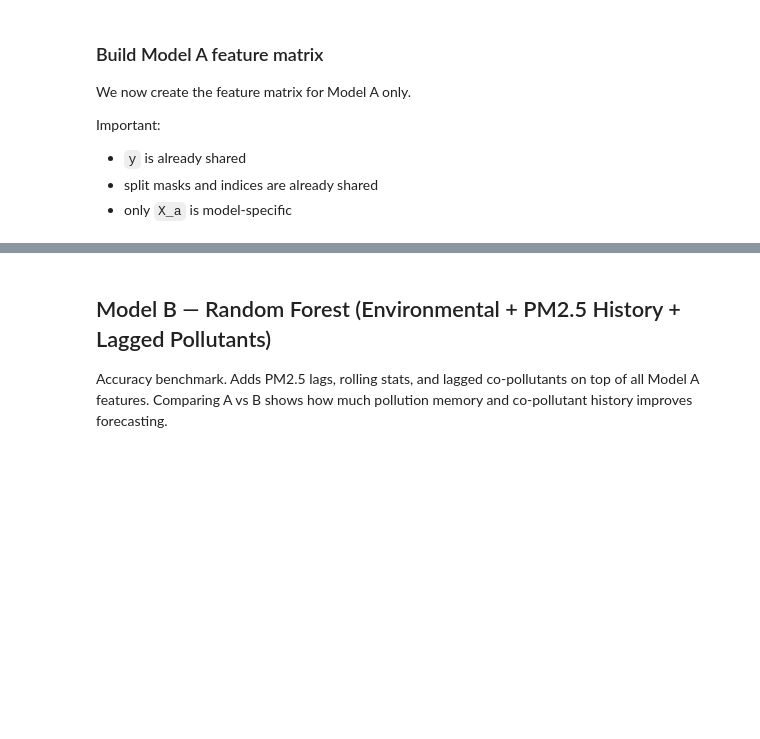
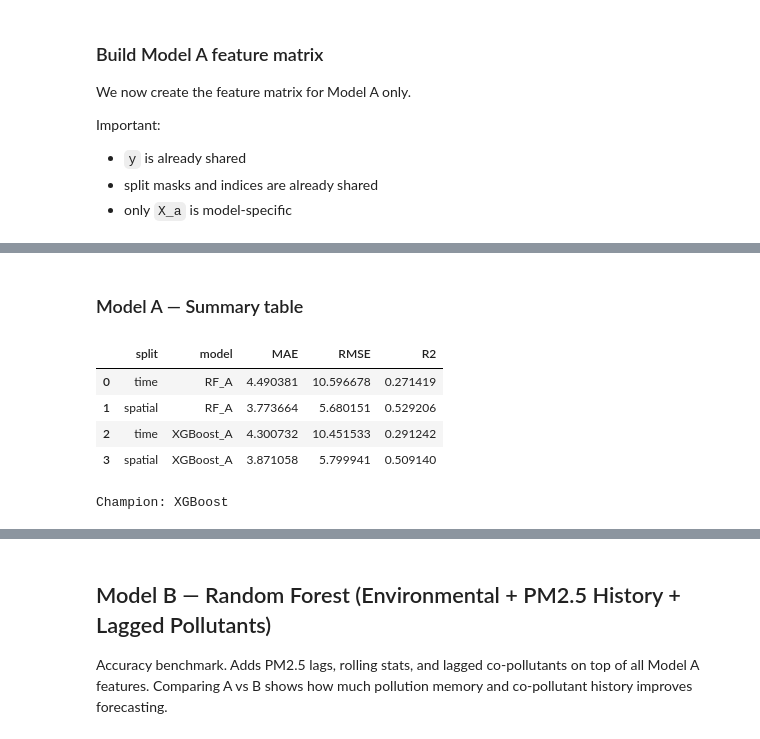
Before and after one commit to yelenashabanova/GrandChallengeAccenture, a Jupyter notebook: model.ipynb, the cells around one changed output, grey strips where cells are left out. Cells and saved outputs as stored; diff of their text form; code cells hidden in the pictures; blank space fills up the shorter version.

```diff
--- a/model.ipynb
+++ b/model.ipynb
@@ -242,0 +461,19 @@ display(X_a.head())
+# %% [markdown]
+### Model A — Summary table
+# %%
+metrics_a = pd.DataFrame([
+    {"split": "time", "model": f"RF_A", **m_rf_a_t},
+    {"split": "spatial", "model": f"RF_A", **m_rf_a_s},
+    {"split": "time", "model": f"XGBoost_A", **m_xgb_a_t},
+    {"split": "spatial", "model": f"XGBoost_A", **m_xgb_a_s},
+])
+display(metrics_a)
+metrics_a.to_csv("model_output/model_a_metrics.csv", index=False)
+print(f"Champion: {champion_a_name}")
+# %% [output]
+|  | split | model | MAE | RMSE | R2 |
+| 0 | time | RF_A | 4.490381 | 10.596678 | 0.271419 |
+| 1 | spatial | RF_A | 3.773664 | 5.680151 | 0.529206 |
+| 2 | time | XGBoost_A | 4.300732 | 10.451533 | 0.291242 |
+| 3 | spatial | XGBoost_A | 3.871058 | 5.799941 | 0.509140 |
+Champion: XGBoost
```
Also changed, not shown: parts of 26 cells of this notebook, 10 other files.
